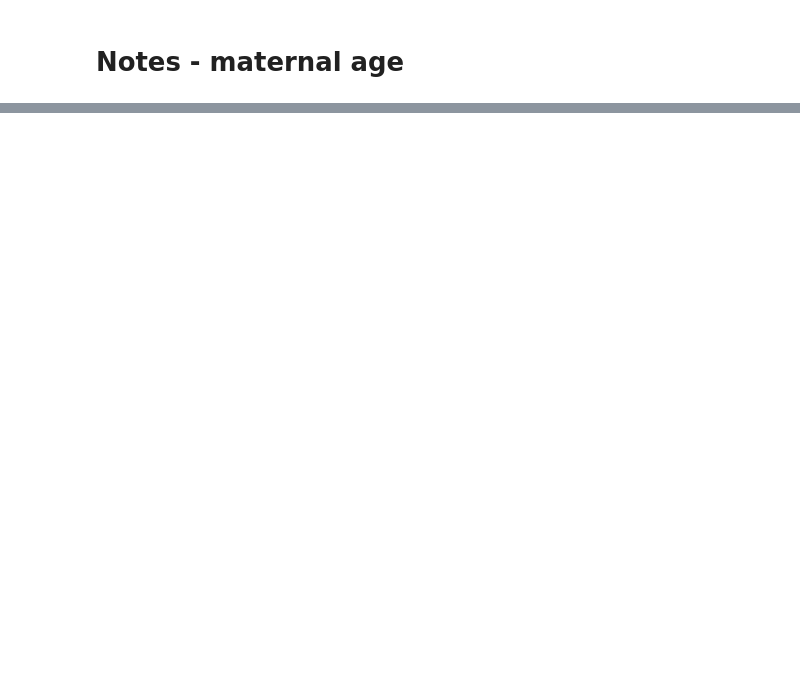
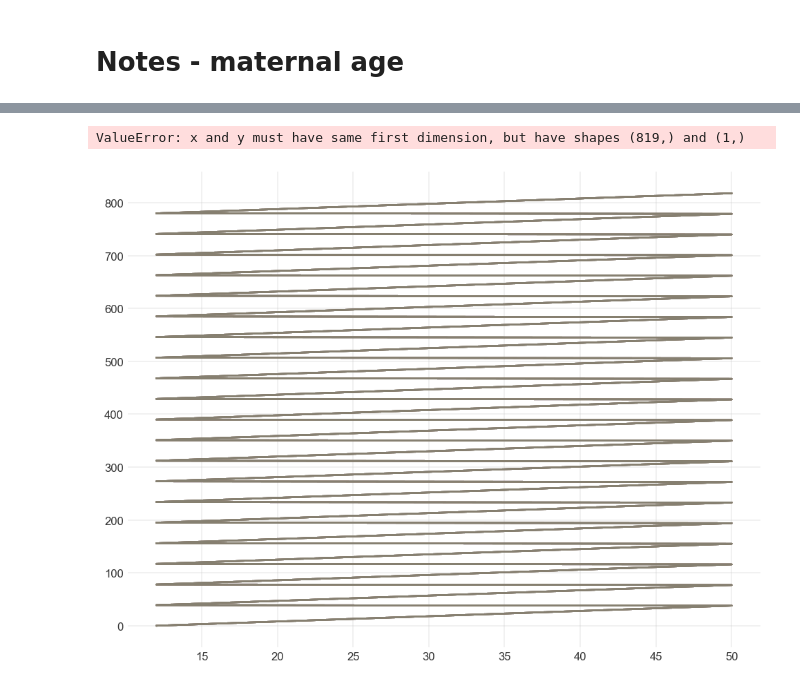
Before and after one commit to frankbuckley/ds-births-populations, a Jupyter notebook: projects/us-birth-certificates/notes-maternal-age-model-1.ipynb, the cells around one changed output, grey strips where cells are left out. Drawn from its saved outputs; the diff is of its cells as text; code cells hidden in the pictures; blank space fills up the shorter version.

```diff
--- a/projects/us-birth-certificates/notes-maternal-age-model-1.ipynb
+++ b/projects/us-birth-certificates/notes-maternal-age-model-1.ipynb
@@ -125,0 +96,6 @@ Sampling 4 chains for 2_000 tune and 2_000 draw iterations (8_000 + 8_000 draws
+# %%
+with model:
+    idata_prior = pm.sample_prior_predictive(
+        samples=1000,
+        var_names=["c", "k", "beta0", "beta1", "r", "y_obs"],
+    )
@@ -125,0 +104,5 @@ Sampling 4 chains for 2_000 tune and 2_000 draw iterations (8_000 + 8_000 draws
+# %%
+r_prior = idata_prior.prior["r"]
+r_mean = r_prior.mean()
+r_hdi  = az.hdi(r_prior)
+r_prior
@@ -125,0 +129,17 @@ Sampling 4 chains for 2_000 tune and 2_000 draw iterations (8_000 + 8_000 draws
+# %%
+
+
+for i in range(50):
+    plt.plot(age, r_prior["r_dim_0"], alpha=0.1)
+
+# mean and 90% band
+plt.plot(age, r_mean, lw=2, label="prior mean r(age)")
+plt.fill_between(age, r_hdi["higher"], r_hdi["lower"], alpha=0.3, label="90% prior band")
+
+plt.xlabel("Age")
+plt.ylabel("Probability r(age)")
+plt.legend()
+plt.title("Prior predictive for r(age)")
+# %% [output]
+ValueError: x and y must have same first dimension, but have shapes (819,) and (1,)
+[figure, added]
```
Also changed, not shown: parts of 26 cells of this notebook.
